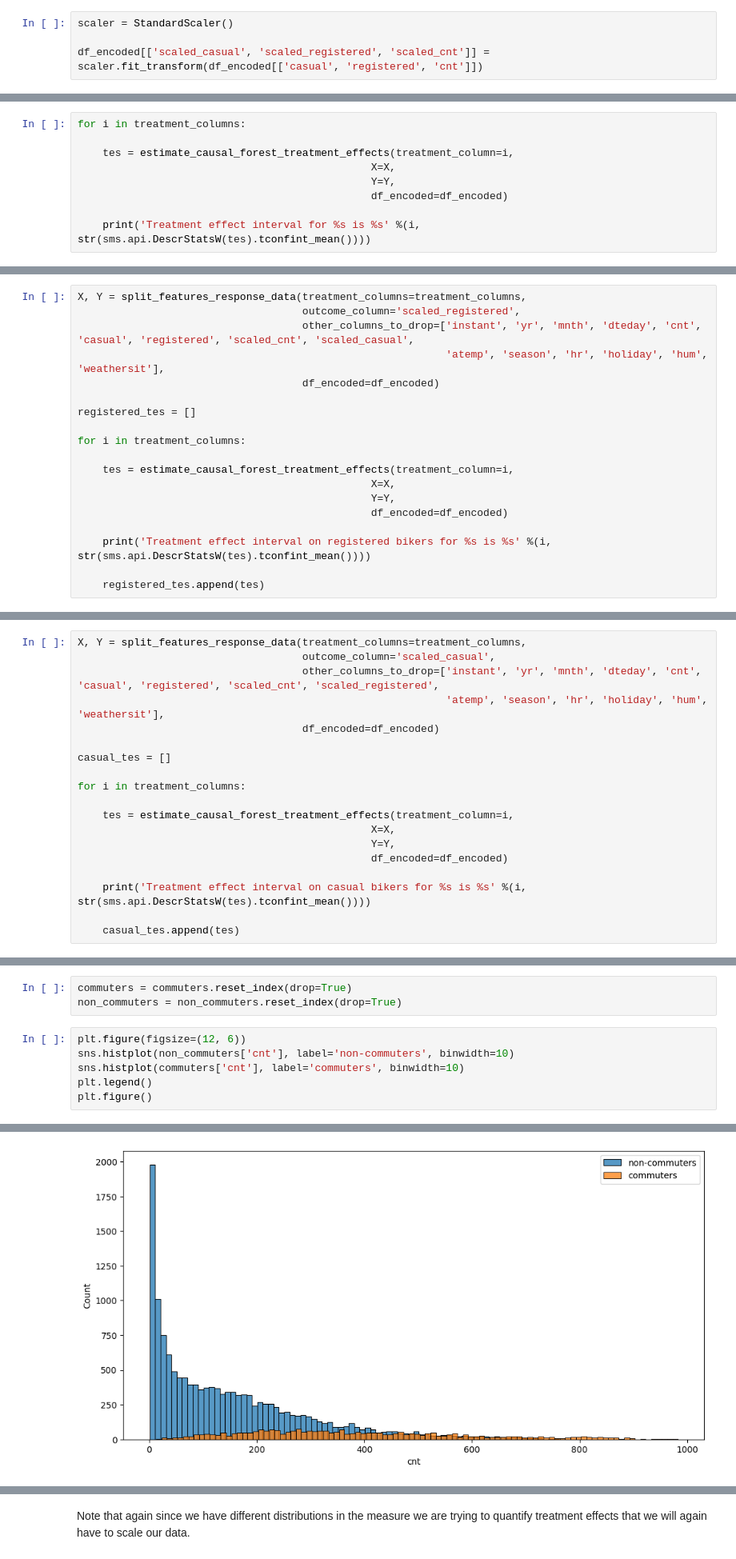
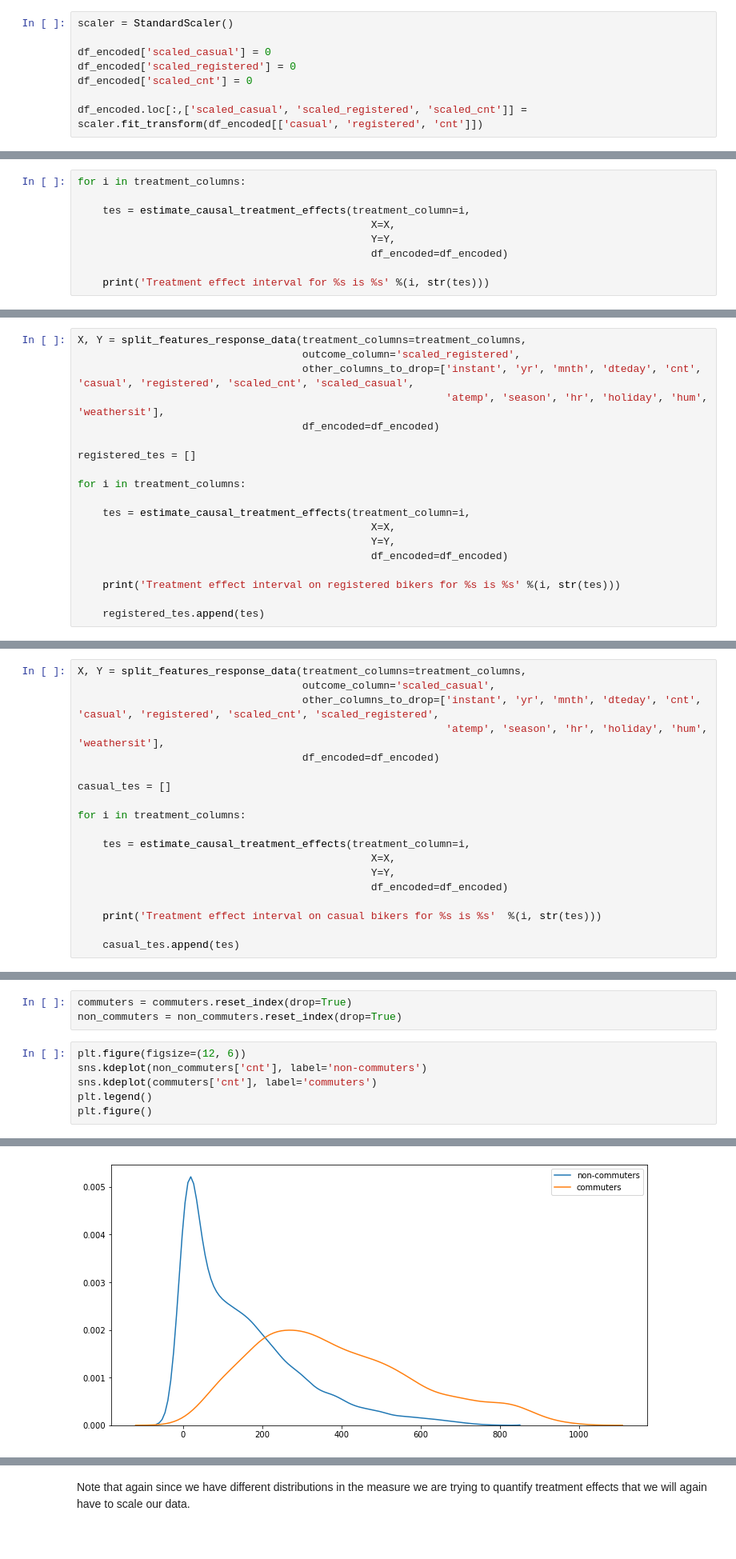
Before and after one commit to wtglad/jhu-coursera-making-decisions-in-time, a Jupyter notebook: using-causal-information/Estimating Treatment Effects in Observational Data- Weather & Bike Rentals.ipynb, the cells around one changed output, grey strips where cells are left out. Shown: that part at 80% size. Cells and saved outputs as stored; diff of their text form.

```diff
--- a/using-causal-information/Estimating Treatment Effects in Observational Data- Weather & Bike Rentals.ipynb
+++ b/using-causal-information/Estimating Treatment Effects in Observational Data- Weather & Bike Rentals.ipynb
@@ -562,7 +565,11 @@ We observe that there are usually many more registered than casual bikers. As su
 # %%
 scaler = StandardScaler()
 
-df_encoded[['scaled_casual', 'scaled_registered', 'scaled_cnt']] = scaler.fit_transform(df_encoded[['casual', 'registered', 'cnt']])
+df_encoded['scaled_casual'] = 0
+df_encoded['scaled_registered'] = 0
+df_encoded['scaled_cnt'] = 0
+
+df_encoded.loc[:,['scaled_casual', 'scaled_registered', 'scaled_cnt']] = scaler.fit_transform(df_encoded[['casual', 'registered', 'cnt']])
 # %%
 X, Y = split_features_response_data(treatment_columns=treatment_columns,
                                     outcome_column='scaled_cnt',
@@ -574,10 +581,10 @@ First let's generate a baseline treatment effect confidence interval for the com
 # %%
 for i in treatment_columns:
 
-    tes = estimate_causal_forest_treatment_effects(treatment_column=i,
+    tes = estimate_causal_treatment_effects(treatment_column=i,
                                                X=X,
                                                Y=Y,
                                                df_encoded=df_encoded)
 
-    print('Treatment effect interval for %s is %s' %(i, str(sms.api.DescrStatsW(tes).tconfint_mean())))
+    print('Treatment effect interval for %s is %s' %(i, str(tes)))
 # %% [output]
@@ -597,12 +604,12 @@ registered_tes = []
 
 for i in treatment_columns:
 
-    tes = estimate_causal_forest_treatment_effects(treatment_column=i,
+    tes = estimate_causal_treatment_effects(treatment_column=i,
                                                X=X,
                                                Y=Y,
                                                df_encoded=df_encoded)
 
-    print('Treatment effect interval on registered bikers for %s is %s' %(i, str(sms.api.DescrStatsW(tes).tconfint_mean())))
+    print('Treatment effect interval on registered bikers for %s is %s' %(i, str(tes)))
 
     registered_tes.append(tes)
 # %% [output]
@@ -620,12 +627,12 @@ casual_tes = []
 
 for i in treatment_columns:
 
-    tes = estimate_causal_forest_treatment_effects(treatment_column=i,
+    tes = estimate_causal_treatment_effects(treatment_column=i,
                                                X=X,
                                                Y=Y,
                                                df_encoded=df_encoded)
 
-    print('Treatment effect interval on casual bikers for %s is %s' %(i, str(sms.api.DescrStatsW(tes).tconfint_mean())))
+    print('Treatment effect interval on casual bikers for %s is %s'  %(i, str(tes)))
 
     casual_tes.append(tes)
 # %% [output]
@@ -728,8 +689,8 @@ commuters = commuters.reset_index(drop=True)
 non_commuters = non_commuters.reset_index(drop=True)
 # %%
 plt.figure(figsize=(12, 6))
-sns.histplot(non_commuters['cnt'], label='non-commuters', binwidth=10)
-sns.histplot(commuters['cnt'], label='commuters', binwidth=10)
+sns.kdeplot(non_commuters['cnt'], label='non-commuters')
+sns.kdeplot(commuters['cnt'], label='commuters')
 plt.legend()
 plt.figure()
 # %% [output]
@@ -737 +698 @@ plt.figure()
-[figure, old version]
+[figure, new version]
```
Also changed, not shown: parts of 47 cells of this notebook.
